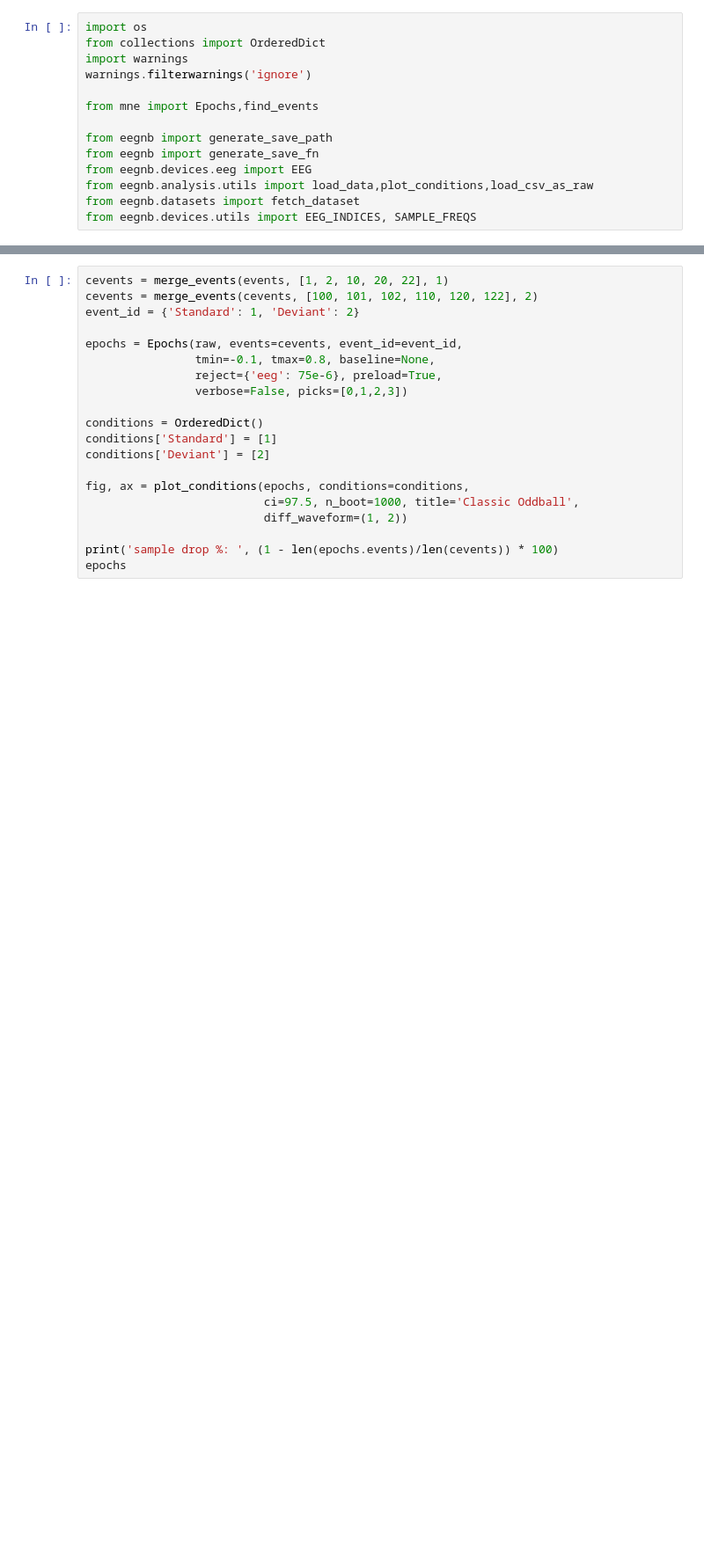
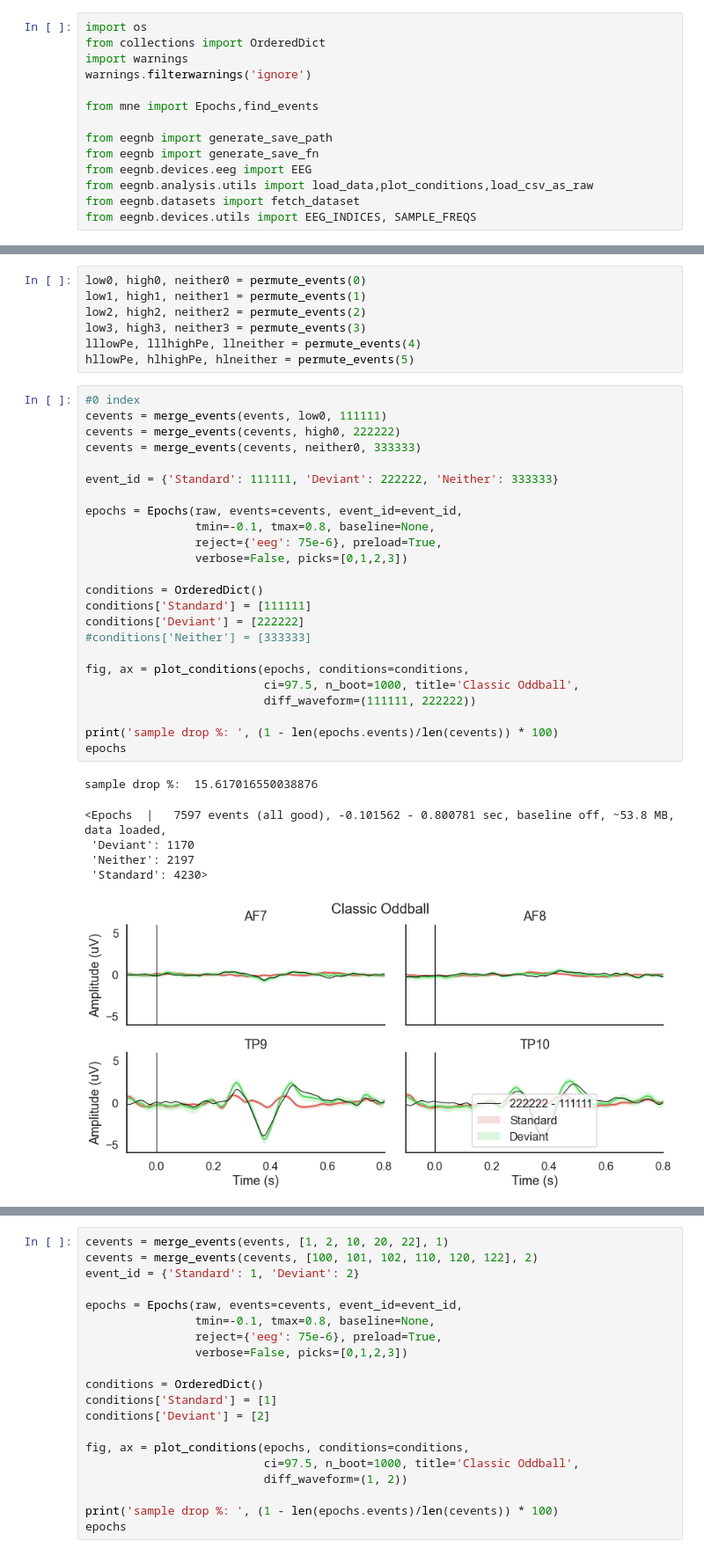
Before and after one commit to NeuroTechX/EEG-ExPy, a Jupyter notebook: loadplotdata.ipynb, the cells around one changed output, grey strips where cells are left out. Shown at 88% size. Saved outputs shown, nothing was run; the diff lists cells and outputs as text; blank space fills up the shorter version.

```diff
--- a/loadplotdata.ipynb
+++ b/loadplotdata.ipynb
@@ -85,0 +105,38 @@ Event IDs: [  1   2  10  20  22  99 100 101 102 110 120 122]
+# %%
+low0, high0, neither0 = permute_events(0)
+low1, high1, neither1 = permute_events(1)
+low2, high2, neither2 = permute_events(2)
+low3, high3, neither3 = permute_events(3)
+lllowPe, lllhighPe, llneither = permute_events(4)
+hllowPe, hlhighPe, hlneither = permute_events(5)
+# %%
+#0 index
+cevents = merge_events(events, low0, 111111)
+cevents = merge_events(cevents, high0, 222222)
+cevents = merge_events(cevents, neither0, 333333)
+
+event_id = {'Standard': 111111, 'Deviant': 222222, 'Neither': 333333}
+
+epochs = Epochs(raw, events=cevents, event_id=event_id,
+                tmin=-0.1, tmax=0.8, baseline=None,
+                reject={'eeg': 75e-6}, preload=True,
+                verbose=False, picks=[0,1,2,3])
+
+conditions = OrderedDict()
+conditions['Standard'] = [111111]
+conditions['Deviant'] = [222222]
+#conditions['Neither'] = [333333]
+
+fig, ax = plot_conditions(epochs, conditions=conditions,
+                          ci=97.5, n_boot=1000, title='Classic Oddball',
+                          diff_waveform=(111111, 222222))
+
+print('sample drop %: ', (1 - len(epochs.events)/len(cevents)) * 100)
+epochs
+# %% [output]
+sample drop %:  15.617016550038876
+<Epochs  |   7597 events (all good), -0.101562 - 0.800781 sec, baseline off, ~53.8 MB, data loaded,
+ 'Deviant': 1170
+ 'Neither': 2197
+ 'Standard': 4230>
+[figure, added]
```
Also changed, not shown: parts of 10 cells of this notebook, 3 other files.
